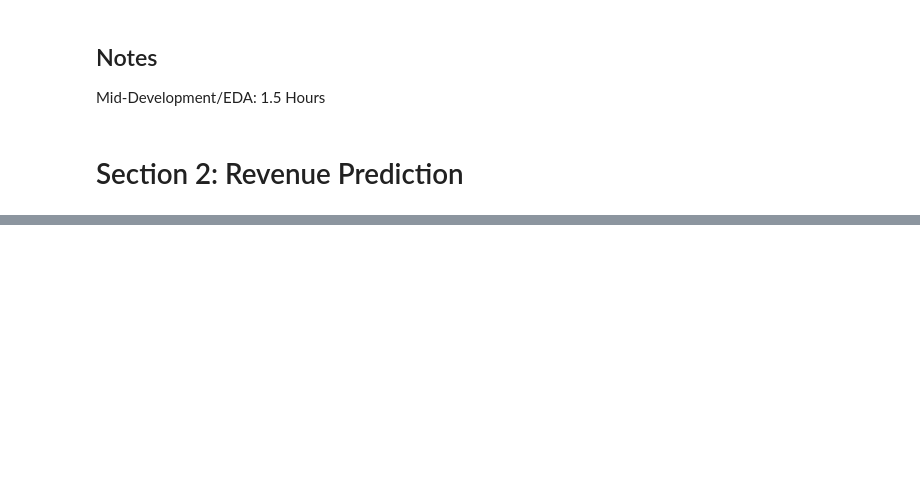
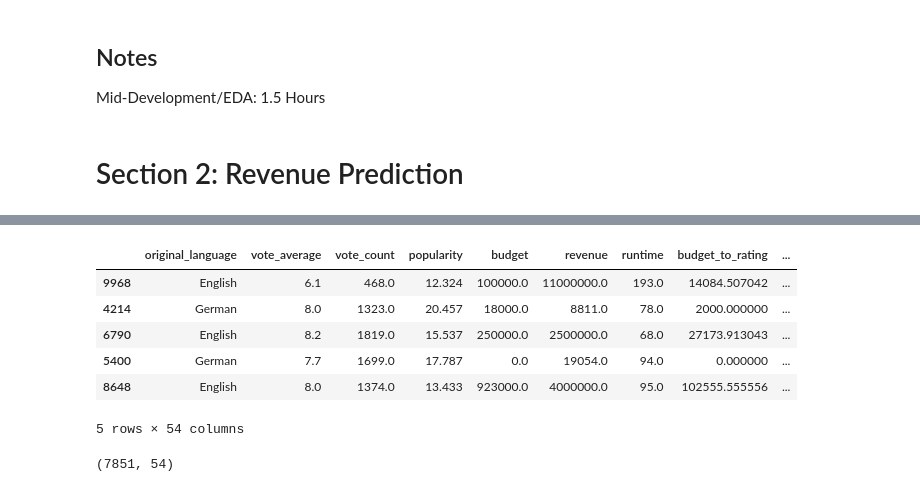
Before and after one commit to griffin-brown-95/movie-projects, a Jupyter notebook: movies_tmdb.ipynb, the cells around one changed output, grey strips where cells are left out. Saved outputs shown, nothing was run; the diff lists cells and outputs as text; code cells hidden in the pictures; blank space fills up the shorter version.

```diff
--- a/movies_tmdb.ipynb
+++ b/movies_tmdb.ipynb
@@ -283,0 +365,32 @@ df.head()
+# %%
+#df = df[df['original_language'] == 'English']
+
+# Function to safely convert string representations of lists to actual lists
+def safe_eval(val):
+    if isinstance(val, str):
+        return eval(val)
+    return []
+
+# Apply the function to convert the string representations to actual lists
+df['genres'] = df['genres'].apply(safe_eval)
+
+# Initialize the MultiLabelBinarizer
+mlb_genres = MultiLabelBinarizer()
+
+# One-hot encode genres
+genres_encoded = mlb_genres.fit_transform(df['genres'])
+genres_encoded_df = pd.DataFrame(genres_encoded, columns=mlb_genres.classes_)
+
+
+# Concatenate the original dataframe with the one-hot encoded columns
+df = df.drop(['genres'], axis=1)
+df = pd.concat([df, genres_encoded_df], axis=1)
+df.head()
+# %% [output]
+|  | original_language | vote_average | vote_count | popularity | budget | revenue | runtime | budget_to_rating | ... |
+| 9968 | English | 6.1 | 468.0 | 12.324 | 100000.0 | 11000000.0 | 193.0 | 14084.507042 | ... |
+| 4214 | German | 8.0 | 1323.0 | 20.457 | 18000.0 | 8811.0 | 78.0 | 2000.000000 | ... |
+| 6790 | English | 8.2 | 1819.0 | 15.537 | 250000.0 | 2500000.0 | 68.0 | 27173.913043 | ... |
+| 5400 | German | 7.7 | 1699.0 | 17.787 | 0.0 | 19054.0 | 94.0 | 0.000000 | ... |
+| 8648 | English | 8.0 | 1374.0 | 13.433 | 923000.0 | 4000000.0 | 95.0 | 102555.555556 | ... |
+5 rows × 54 columns
@@ -283,0 +413,4 @@ df.head()
+# %%
+df.shape
+# %% [output]
+(7851, 54)
```
Also changed, not shown: parts of 26 cells of this notebook, 1 other file.
